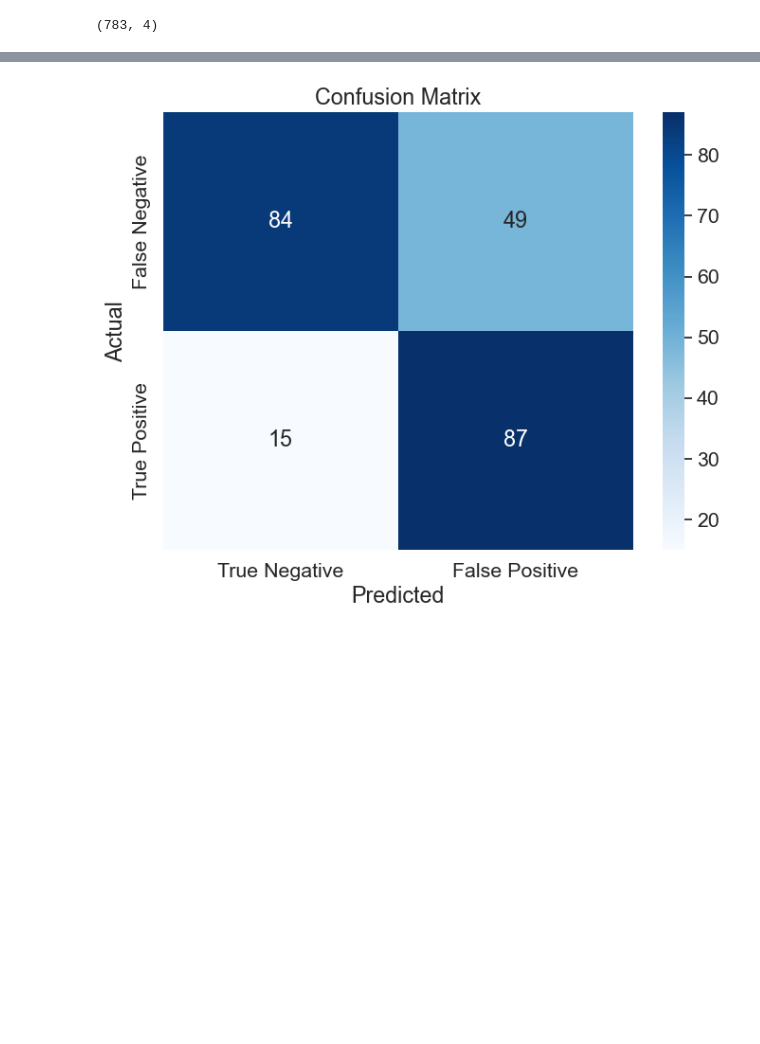
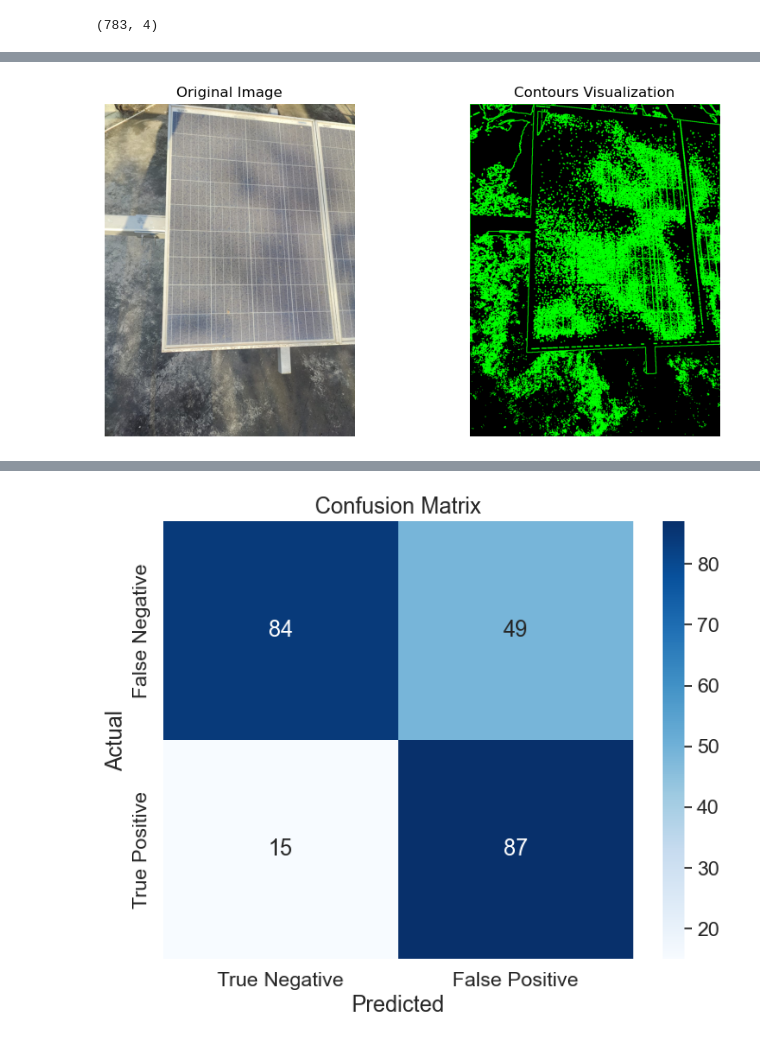
Before and after one commit to dheerubhai-101/fyp, a Jupyter notebook: texture_classifier.ipynb, the cells around one changed output, grey strips where cells are left out. Cells and saved outputs as stored; diff of their text form; code cells hidden in the pictures; blank space fills up the shorter version.

Commit message:
test panel verification block added

```diff
--- a/texture_classifier.ipynb
+++ b/texture_classifier.ipynb
@@ -223,0 +210,37 @@ print(predictions)
+# %%
+image = cv2.imread("D:\FYP\solarpanel.jpg")
+cv2.imshow("window_name", image)
+cv2.waitKey(0)
+cv2.destroyAllWindows()
+
+x = feature_vector(image)
+x = x.reshape(1, -1)
+
+gray = cv2.cvtColor(image, cv2.COLOR_BGR2GRAY)
+
+threshold, thresholded = cv2.threshold(gray, 0, 255, cv2.THRESH_BINARY + cv2.THRESH_OTSU)
+
+contours, _ = cv2.findContours(thresholded, cv2.RETR_TREE, cv2.CHAIN_APPROX_NONE)
+contour_image = np.zeros_like(image)
+
+# Draw contours on the blank canvas
+cv2.drawContours(contour_image, contours, -1, (0, 255, 0), 2)
+plt.figure(figsize=(10, 5))
+
+plt.subplot(1, 2, 1)
+plt.imshow(cv2.cvtColor(image, cv2.COLOR_BGR2RGB))
+plt.title('Original Image')
+plt.axis('off')
+
+plt.subplot(1, 2, 2)
+plt.imshow(cv2.cvtColor(contour_image, cv2.COLOR_BGR2RGB))
+plt.title('Contours Visualization')
+plt.axis('off')
+plt.show()
+
+plt.show()
+
+predictions = model.predict(x)
+print(f"The probability of panel being dusty is {predictions[0][0]}%")
+# %% [output]
+[figure, added]
```
Also changed, not shown: parts of 9 cells of this notebook, 2 other files.
